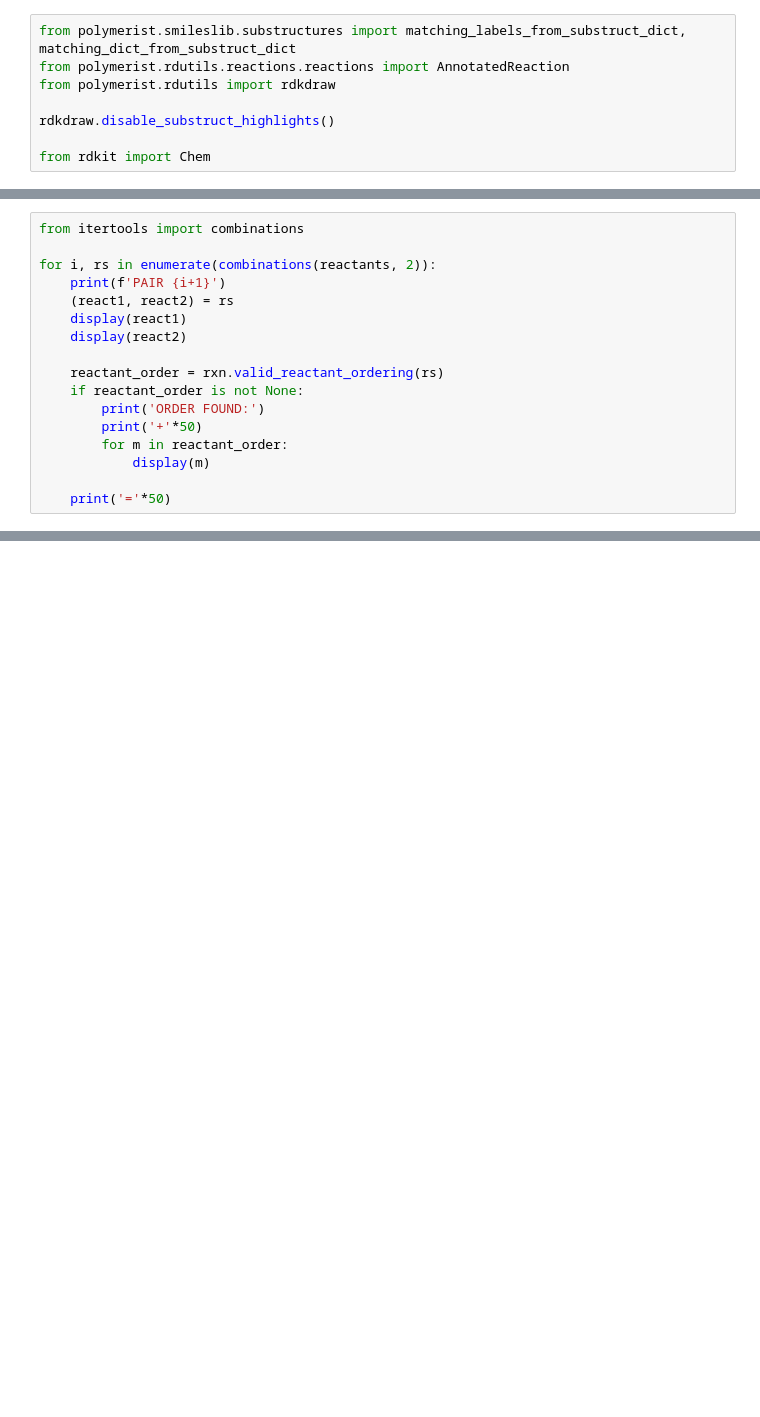
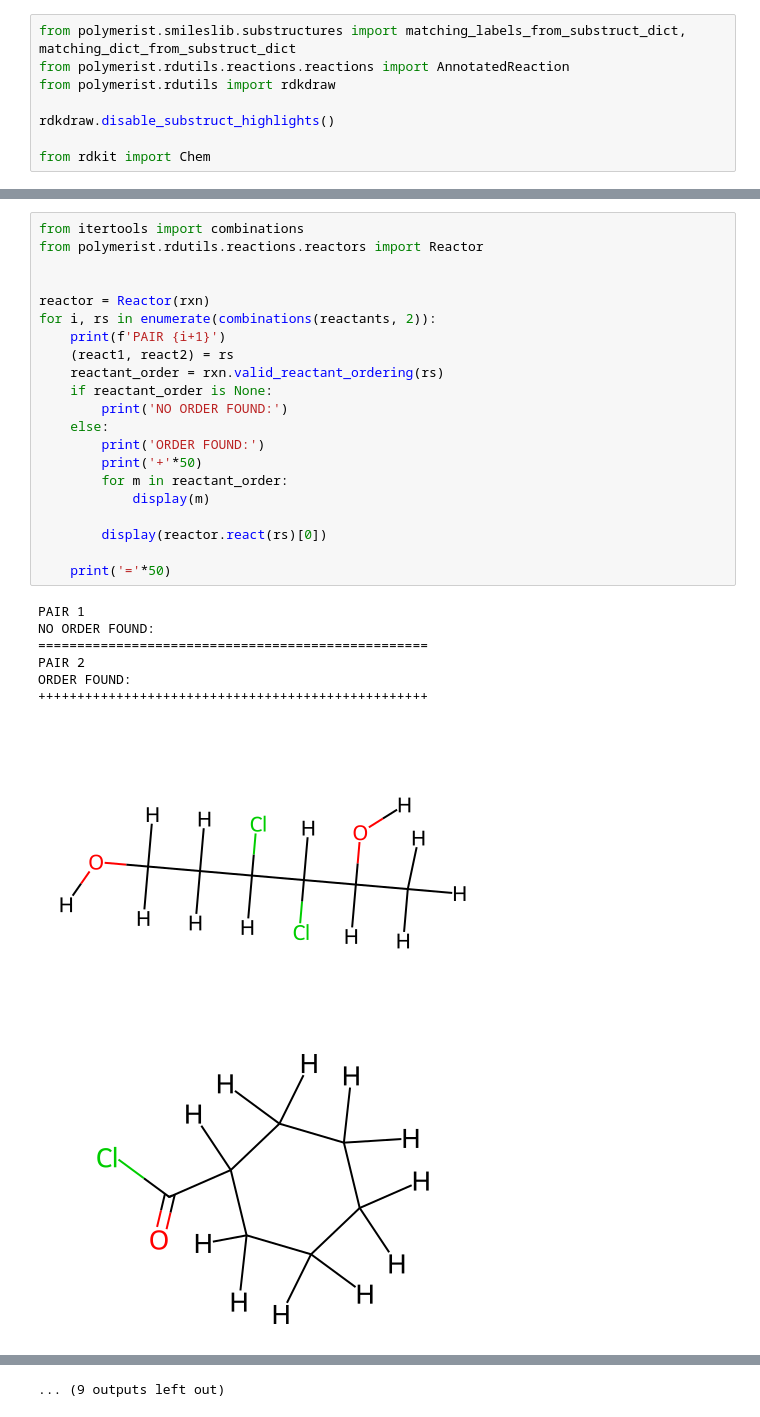
Before and after one commit to timbernat/polymer_workbench, a Jupyter notebook: new_feature_testing.ipynb, the cells around one changed output, grey strips where cells are left out. Cells and saved outputs as stored; diff of their text form; blank space fills up the shorter version.

```diff
--- a/new_feature_testing.ipynb
+++ b/new_feature_testing.ipynb
@@ -104,17 +112,30 @@ for smiles in reactant_smiles:
 # %%
 from itertools import combinations
+from polymerist.rdutils.reactions.reactors import Reactor
 
+
+reactor = Reactor(rxn)
 for i, rs in enumerate(combinations(reactants, 2)):
     print(f'PAIR {i+1}')
     (react1, react2) = rs
-    display(react1)
-    display(react2)
-
     reactant_order = rxn.valid_reactant_ordering(rs)
-    if reactant_order is not None:
+    if reactant_order is None:
+        print('NO ORDER FOUND:')
+    else:
         print('ORDER FOUND:')
         print('+'*50)
         for m in reactant_order:
             display(m)
 
+        display(reactor.react(rs)[0])
+
     print('='*50)
+# %% [output]
+PAIR 1
+NO ORDER FOUND:
+==================================================
+PAIR 2
+ORDER FOUND:
+++++++++++++++++++++++++++++++++++++++++++++++++++
+[figure, added]
+[figure, added]
@@ -120,0 +160 @@ for i, rs in enumerate(combinations(reactants, 2)):
+... (9 outputs left out)
```
Also changed, not shown: parts of 12 cells of this notebook.
